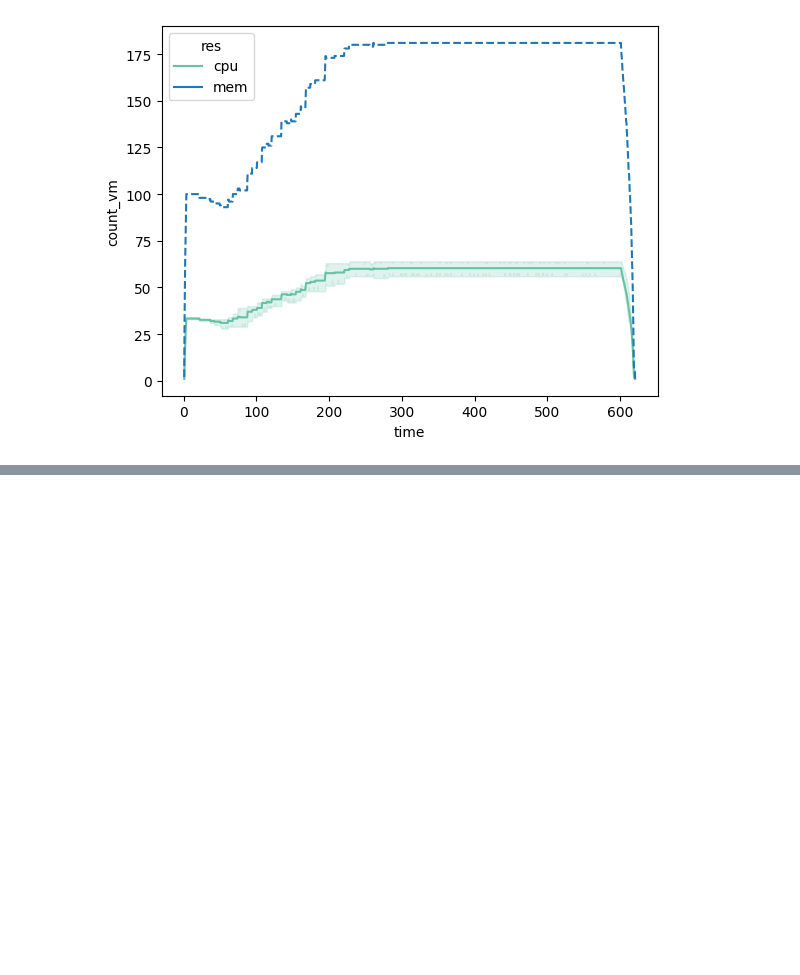
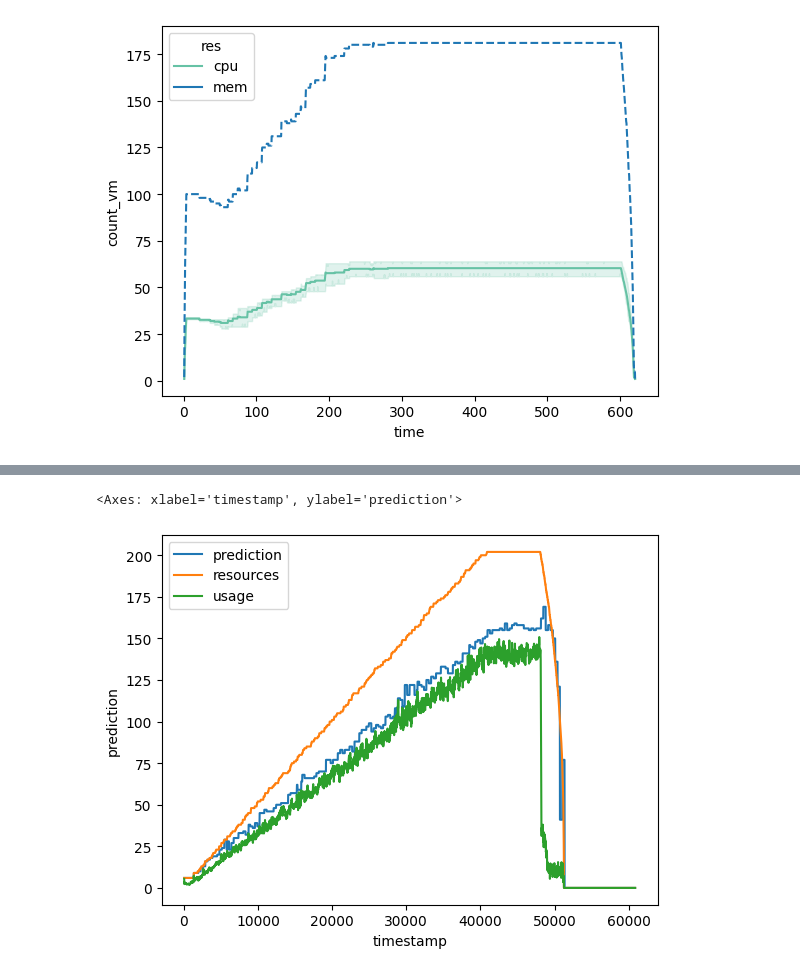
Before and after one commit to jacquetpi/VMSlack, a Jupyter notebook: investigation.ipynb, the cells around one changed output, grey strips where cells are left out. Cells and saved outputs as stored; diff of their text form; code cells hidden in the pictures; blank space fills up the shorter version.

Commit message:
working on active cores prediction

```diff
--- a/investigation.ipynb
+++ b/investigation.ipynb
@@ -99,0 +102,3 @@ g_val = sns.lineplot(data=subsets_unarchived.loc[subsets_unarchived['res'] == 'm
+# %%
+predictor = pd.read_csv('debug/predictor.csv')
+for key in predictor.keys(): predictor[key] = predictor[key].apply(lambda x : float(x) if x != 'None' else None)
@@ -99,0 +114,7 @@ g_val = sns.lineplot(data=subsets_unarchived.loc[subsets_unarchived['res'] == 'm
+# %%
+sns.lineplot(data=predictor, x='timestamp', y='prediction', label='prediction')
+sns.lineplot(data=predictor, x='timestamp', y='resources', label='resources')
+sns.lineplot(data=predictor, x='timestamp', y='usage', label='usage')
+# %% [output]
+<Axes: xlabel='timestamp', ylabel='prediction'>
+[figure, added]
```
Also changed, not shown: parts of 3 cells of this notebook, 3 other files.
